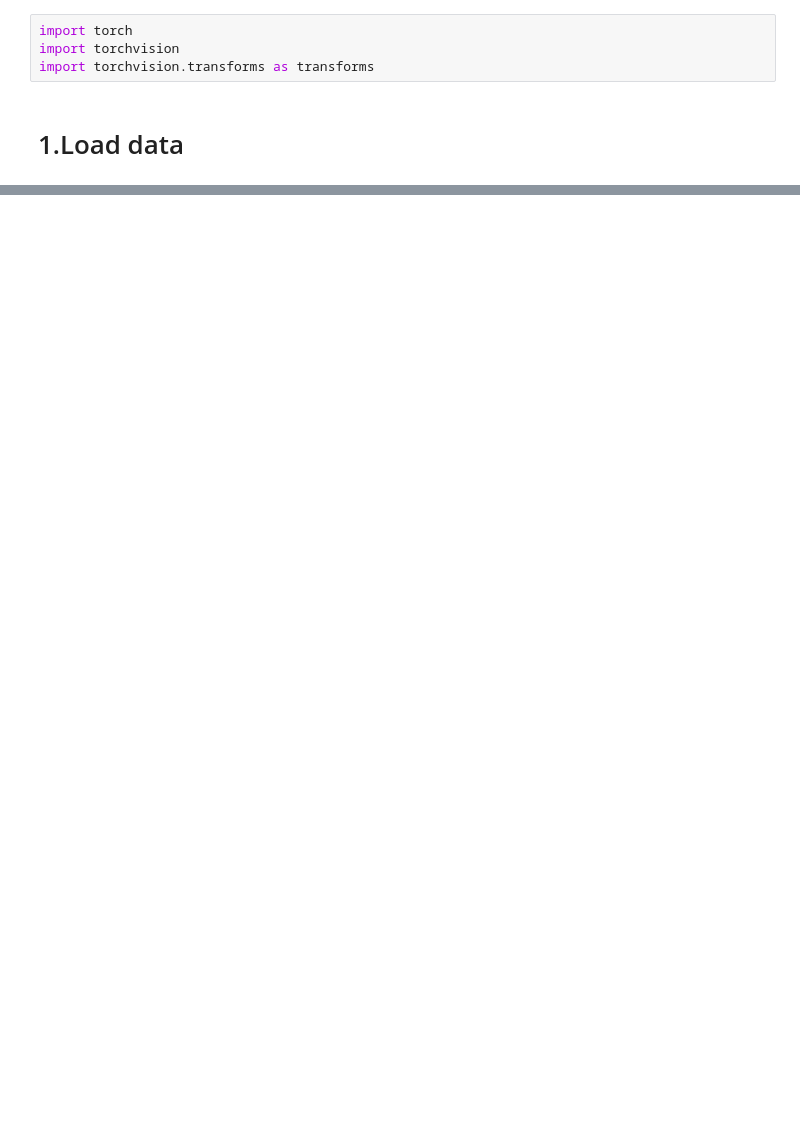
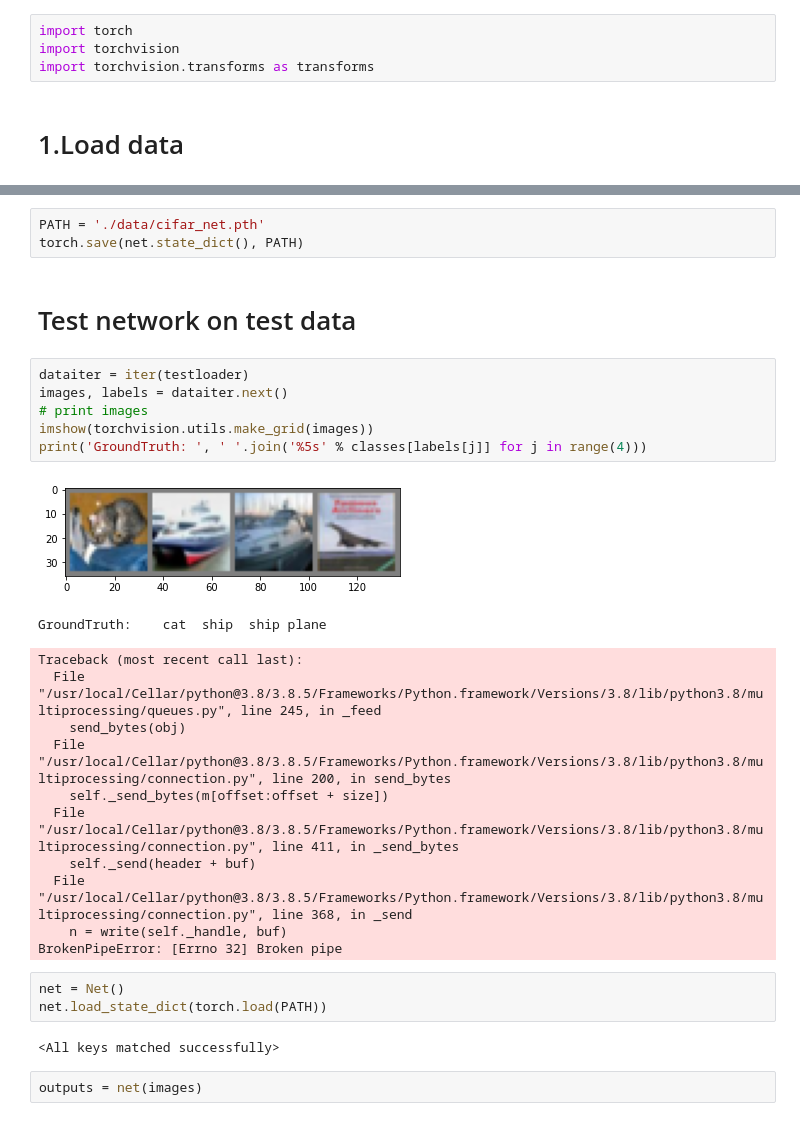
Before and after one commit to lgrcyanny/ml-playground, a Jupyter notebook: 4. Train image classifier.ipynb, the cells around one changed output, grey strips where cells are left out. Drawn from its saved outputs; the diff is of its cells as text; blank space fills up the shorter version.

```diff
--- a/4. Train image classifier.ipynb
+++ b/4. Train image classifier.ipynb
@@ -27,0 +157,31 @@ Files already downloaded and verified
+# %%
+PATH = './data/cifar_net.pth'
+torch.save(net.state_dict(), PATH)
+# %% [markdown]
+# Test network on test data
+# %%
+dataiter = iter(testloader)
+images, labels = dataiter.next()
+# print images
+imshow(torchvision.utils.make_grid(images))
+print('GroundTruth: ', ' '.join('%5s' % classes[labels[j]] for j in range(4)))
+# %% [output]
+[figure, added]
+GroundTruth:    cat  ship  ship plane
+Traceback (most recent call last):
+  File "/usr/local/Cellar/python@3.8/3.8.5/Frameworks/Python.framework/Versions/3.8/lib/python3.8/multiprocessing/queues.py", line 245, in _feed
+    send_bytes(obj)
+  File "/usr/local/Cellar/python@3.8/3.8.5/Frameworks/Python.framework/Versions/3.8/lib/python3.8/multiprocessing/connection.py", line 200, in send_bytes
+    self._send_bytes(m[offset:offset + size])
+  File "/usr/local/Cellar/python@3.8/3.8.5/Frameworks/Python.framework/Versions/3.8/lib/python3.8/multiprocessing/connection.py", line 411, in _send_bytes
+    self._send(header + buf)
+  File "/usr/local/Cellar/python@3.8/3.8.5/Frameworks/Python.framework/Versions/3.8/lib/python3.8/multiprocessing/connection.py", line 368, in _send
+    n = write(self._handle, buf)
+BrokenPipeError: [Errno 32] Broken pipe
+# %%
+net = Net()
+net.load_state_dict(torch.load(PATH))
+# %% [output]
+<All keys matched successfully>
+# %%
+outputs = net(images)
```
Also changed, not shown: parts of 20 cells of this notebook, 1 other file.
